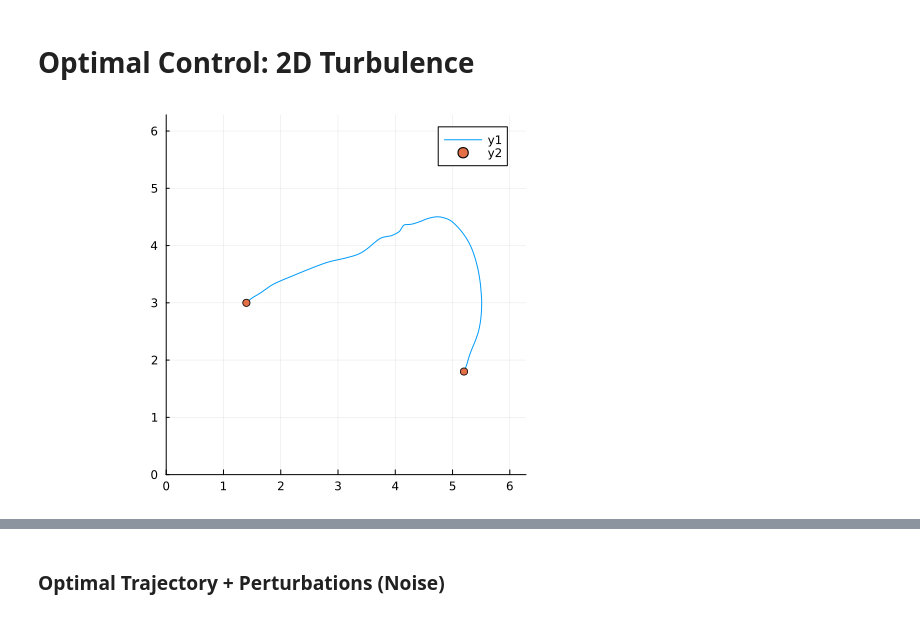
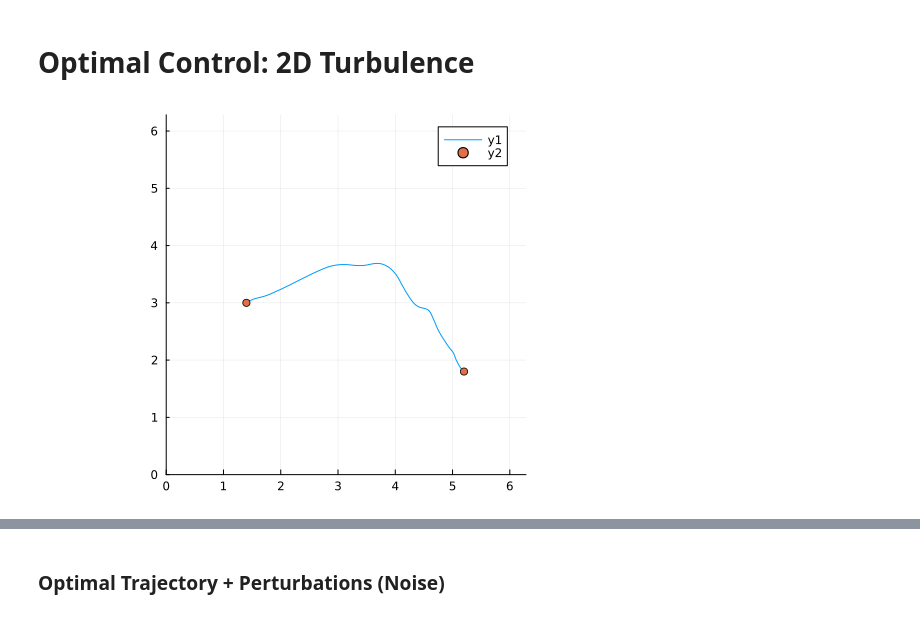
Before and after one commit to parfenyev/opt-navig, a Jupyter notebook: Optimal Control/2D Turbulence/2d-turb-time.ipynb, the cells around one changed output, grey strips where cells are left out. Saved outputs shown, nothing was run; the diff lists cells and outputs as text; code cells hidden in the pictures.

```diff
--- a/Optimal Control/2D Turbulence/2d-turb-time.ipynb
+++ b/Optimal Control/2D Turbulence/2d-turb-time.ipynb
@@ -69,36 +69,42 @@ nothing
 using OrdinaryDiffEq,
       Optimization, OptimizationPolyalgorithms, SciMLSensitivity,
       Zygote, Plots
 
 function advection!(du, u, p, t)
     x, y, z = u
     T = p[2]
     du[1] = dx = T*velX(x,y,t*T) + V0*T*cos(z)
     du[2] = dy = T*velY(x,y,t*T) + V0*T*sin(z)
     du[3] = dz = T*(velY_x(x,y,t*T)*sin(z)*sin(z) - velX_y(x,y,t*T)*cos(z)*cos(z) + sin(z)*cos(z)*(velX_x(x,y,t*T)-velY_y(x,y,t*T)))
 end
 
 # Simulation interval and intermediary points
 tspan = (0.0, 1.0)
 tsteps = 0.0:0.001:1.0
 
 # System parameters (initial guess)
-p = [0.2259708, 0.81]
+#p = [0.2259708, 0.81]
+#p = [-0.011, 0.86]
 #p = [-0.030187, 0.81]
-#p = [-0.620095, 1.08]
+p = [-0.064967, 0.7]
+#p = [-0.093, 1.05]
+#p = [-0.105835, 0.92]
+#p = [−0.620095, 1.08]
+#p = [-0.62589, 1.0]
+#p = [-0.65882, 1.1]
 
 u0 = [xA, yA, p[1]]
 
 # Setup the ODE problem, then solve
 prob = ODEProblem(advection!, u0, tspan, p)
 sol = solve(prob, Tsit5(), reltol = 1e-12, abstol = 1e-12)
 
 # Plot the solution
 using Plots
 plot(t->sol(t)[1], t->sol(t)[2], 0, 1, xlim=(0, L), ylim=(0, L), aspect_ratio=:equal)
 scatter!([xA, xB], [yA, yB])
 # %% [output]
-[figure, old version]
+[figure, new version]
 # %%
 # Loss function to be minimized
 function loss(p)
```
Also changed, not shown: parts of 5 cells of this notebook, 3 other files.
